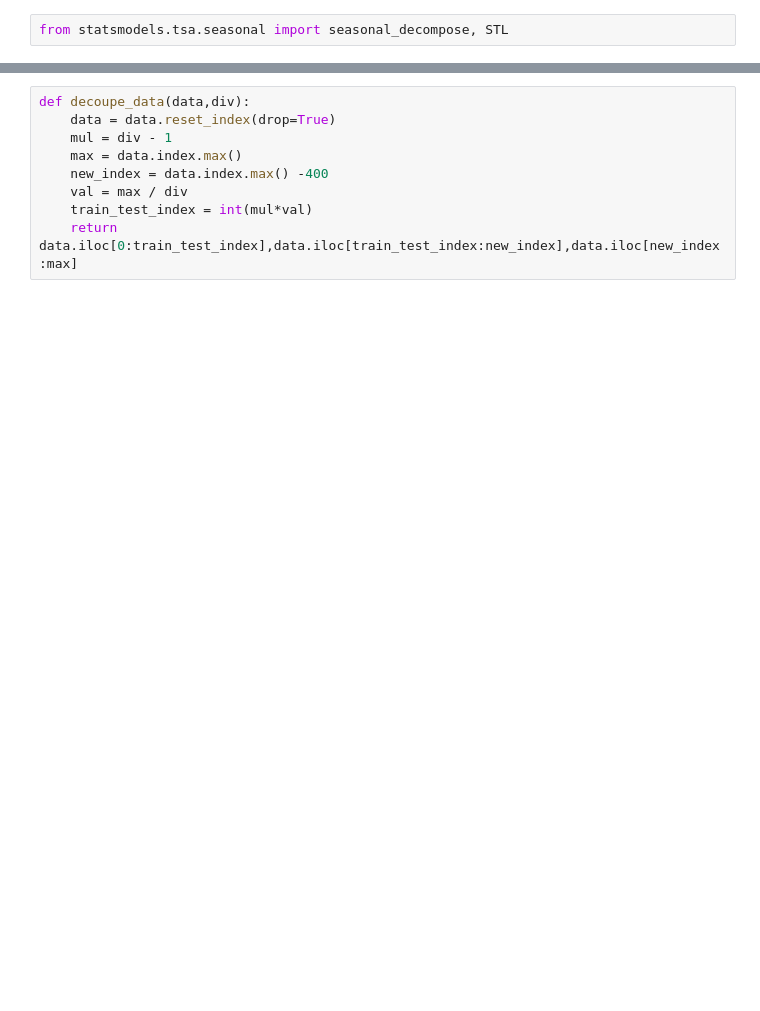
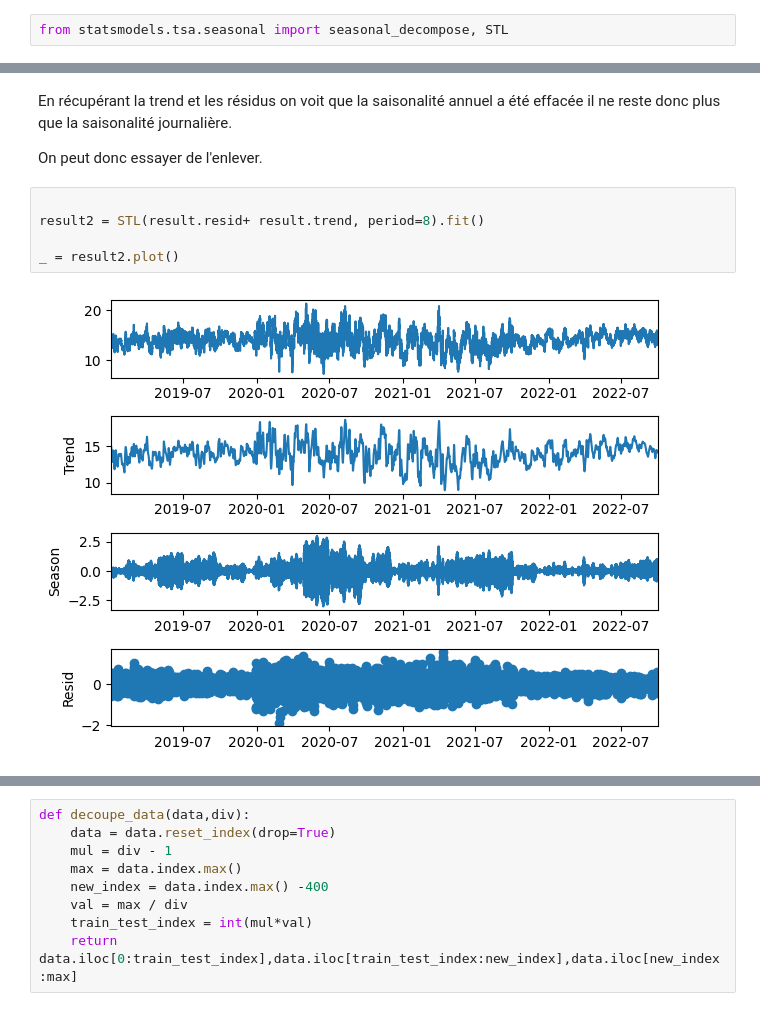
Before and after one commit to JAndretti/Projet-Time-Series-E5, a Jupyter notebook: main.ipynb, the cells around one changed output, grey strips where cells are left out. Drawn from its saved outputs; the diff is of its cells as text; blank space fills up the shorter version.

```diff
--- a/main.ipynb
+++ b/main.ipynb
@@ -276,0 +306,11 @@ plt.plot(result.trend)
+# %% [markdown]
+En récupérant la trend et les résidus on voit que la saisonalité annuel a été effacée il ne reste donc plus que la saisonalité journalière.
+
+On peut donc essayer de l'enlever.
+# %%
+
+result2 = STL(result.resid+ result.trend, period=8).fit()
+
+_ = result2.plot()
+# %% [output]
+[figure, added]
```
Also changed, not shown: parts of 69 cells of this notebook.
